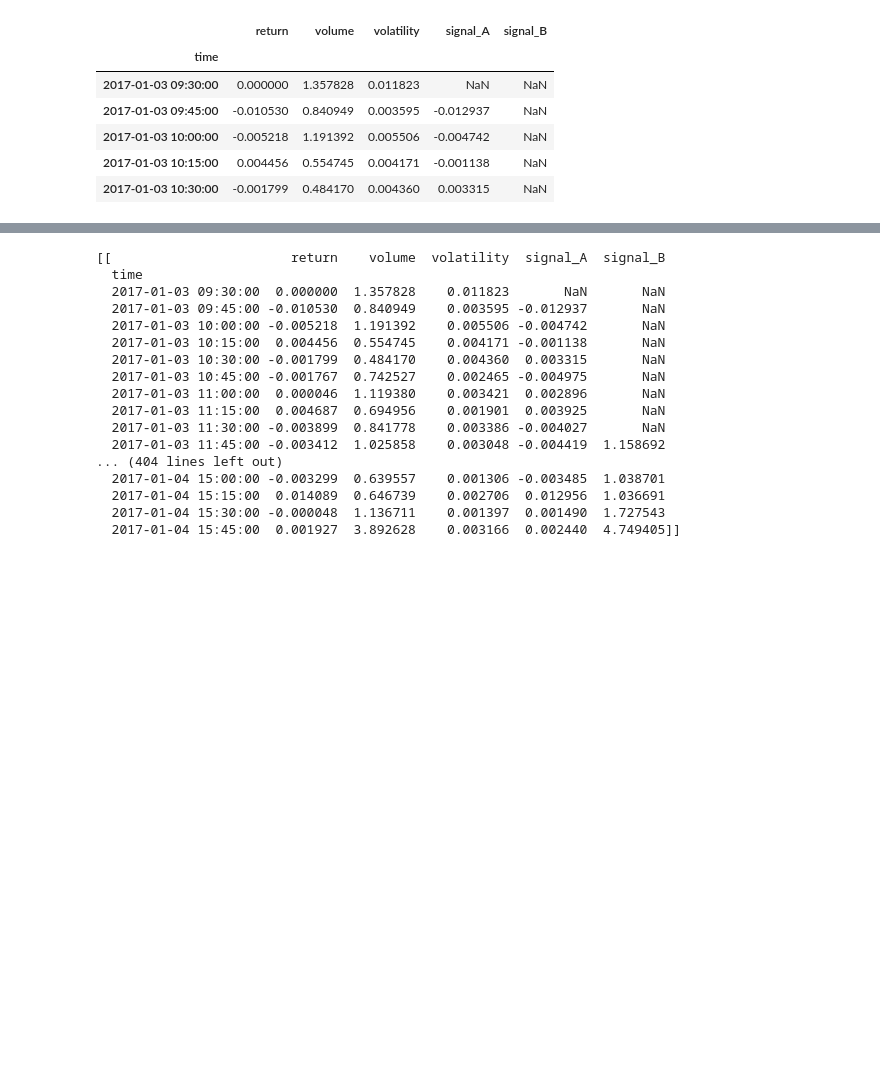
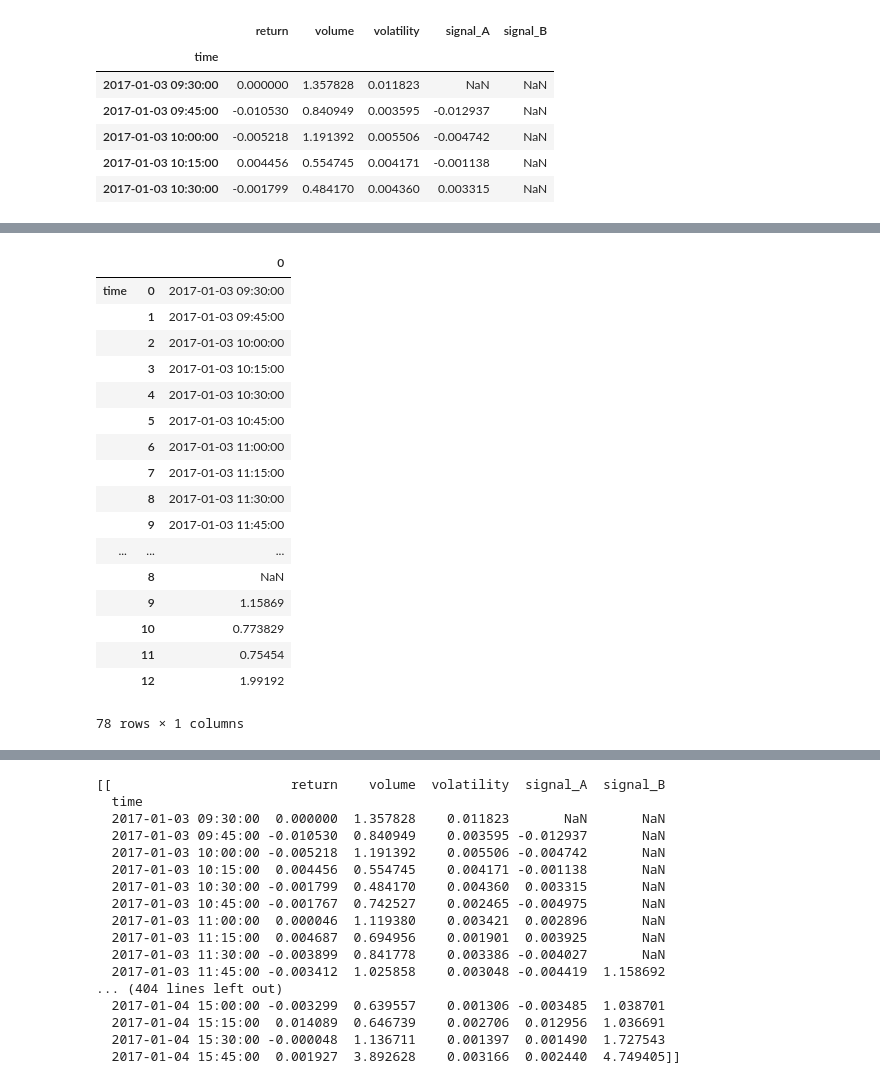
Before and after one commit to kanru-wang/stock_toy_model_for_phg, a Jupyter notebook: dev_notebook.ipynb, the cells around one changed output, grey strips where cells are left out. Saved outputs shown, nothing was run; the diff lists cells and outputs as text; code cells hidden in the pictures; blank space fills up the shorter version.

```diff
--- a/dev_notebook.ipynb
+++ b/dev_notebook.ipynb
@@ -68 +170,22 @@ list_of_df_each_for_one_stock[0].head()
+# %%
+test.reset_index().unstack().to_frame()
+# %% [output]
+|  |  | 0 |
+| time | 0 | 2017-01-03 09:30:00 |
+|  | 1 | 2017-01-03 09:45:00 |
+|  | 2 | 2017-01-03 10:00:00 |
+|  | 3 | 2017-01-03 10:15:00 |
+|  | 4 | 2017-01-03 10:30:00 |
+|  | 5 | 2017-01-03 10:45:00 |
+|  | 6 | 2017-01-03 11:00:00 |
+|  | 7 | 2017-01-03 11:15:00 |
+|  | 8 | 2017-01-03 11:30:00 |
+|  | 9 | 2017-01-03 11:45:00 |
+| ... | ... | ... |
+|  | 8 | NaN |
+|  | 9 | 1.15869 |
+|  | 10 | 0.773829 |
+|  | 11 | 0.75454 |
+|  | 12 | 1.99192 |
+78 rows × 1 columns
 # %%
```
Also changed, not shown: parts of 28 cells of this notebook.
